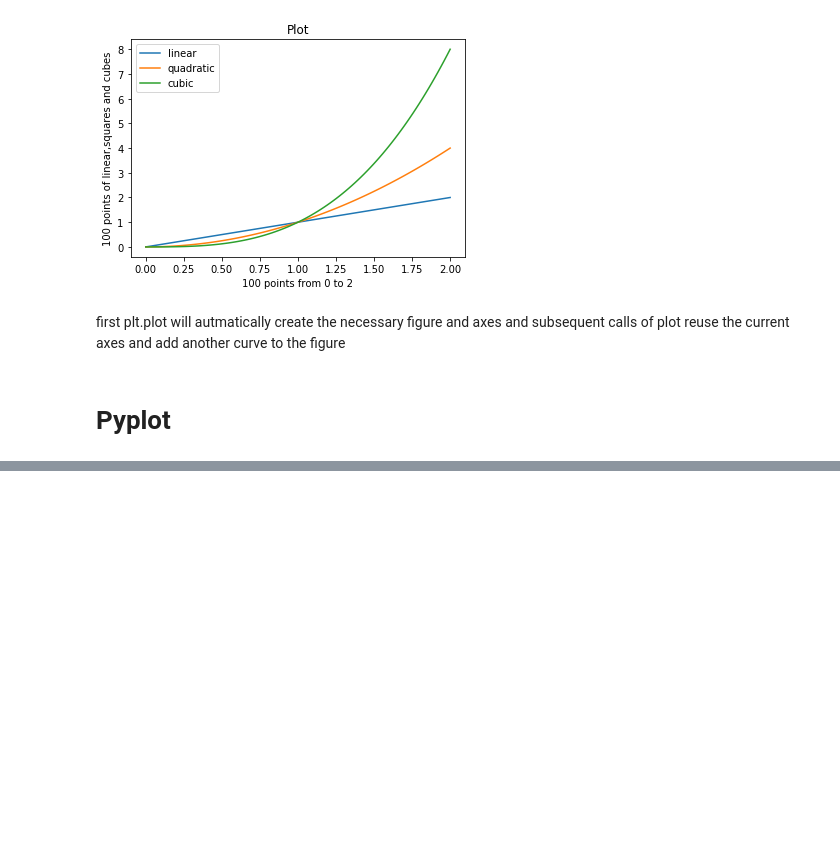
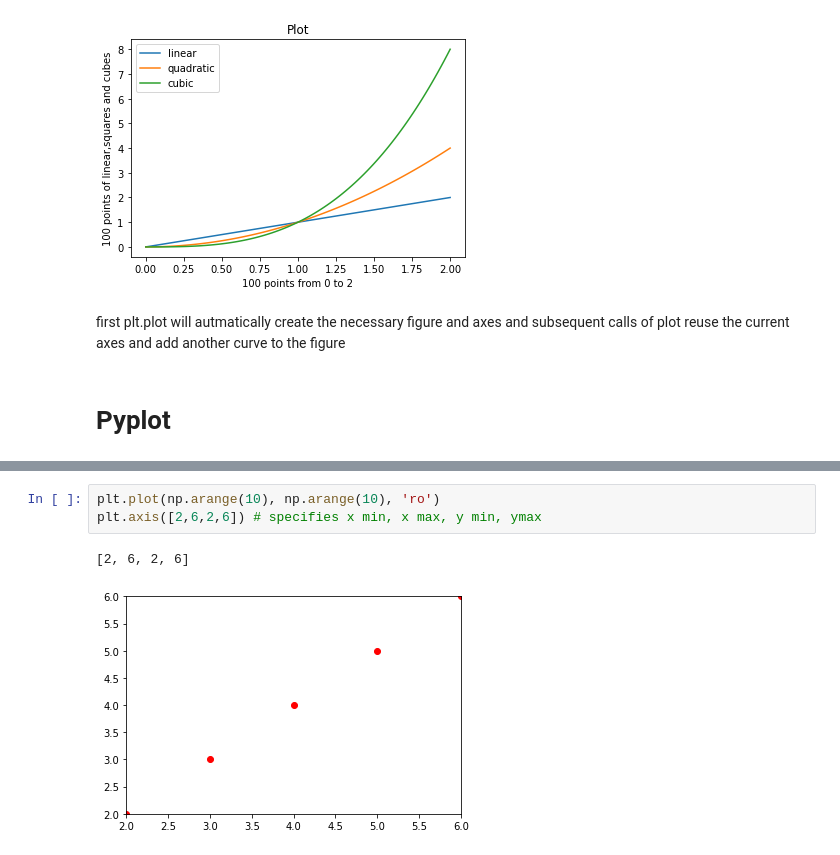
Before and after one commit to PrajwalPrashanth/DataloreLabsInternship, a Jupyter notebook: Matplotlib.ipynb, the cells around one changed output, grey strips where cells are left out. Saved outputs shown, nothing was run; the diff lists cells and outputs as text; blank space fills up the shorter version.

```diff
--- a/Matplotlib.ipynb
+++ b/Matplotlib.ipynb
@@ -92,0 +112,6 @@ first plt.plot will autmatically create the necessary figure and axes and subseq
+# %%
+plt.plot(np.arange(10), np.arange(10), 'ro')
+plt.axis([2,6,2,6]) # specifies x min, x max, y min, ymax
+# %% [output]
+[2, 6, 2, 6]
+[figure, added]
```
Also changed, not shown: parts of 12 cells of this notebook.
